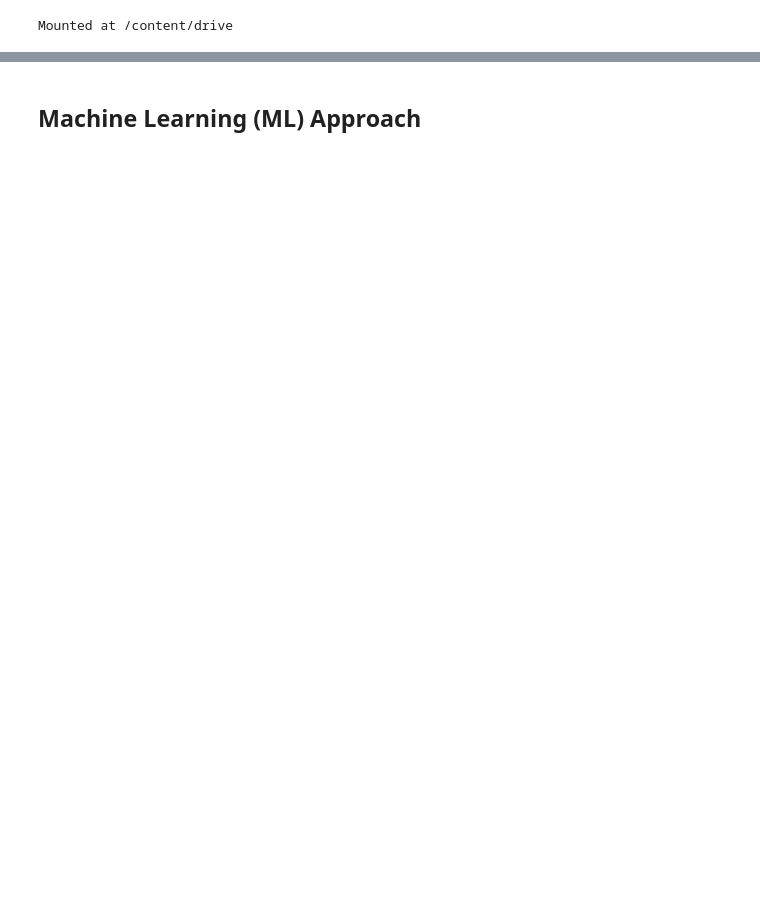
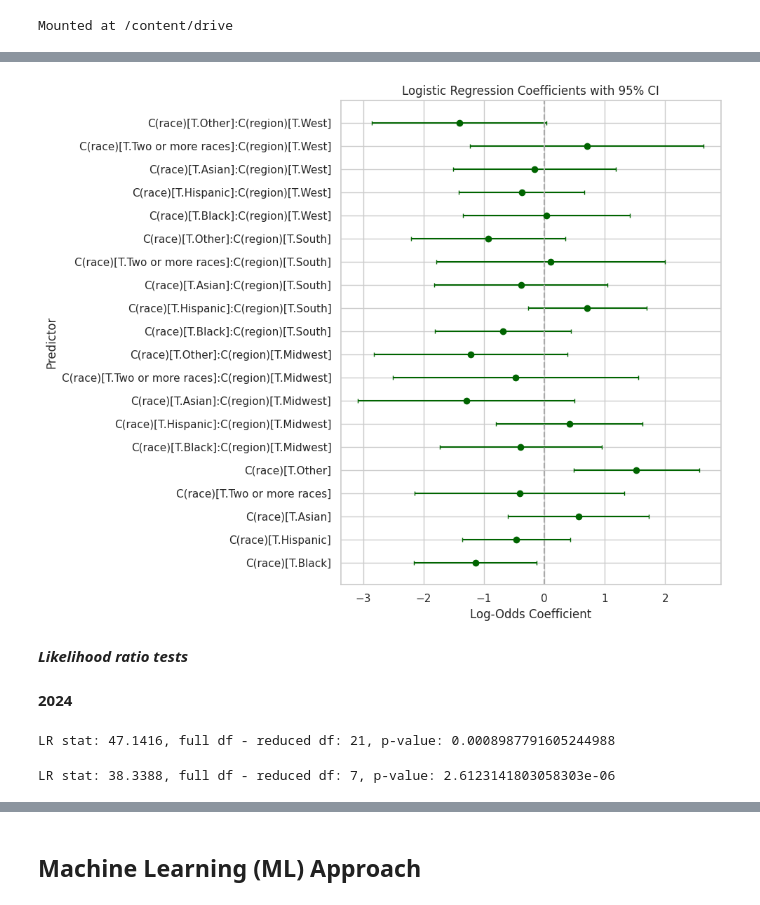
Before and after one commit to taliafabs/STA496, a Jupyter notebook: VoteChoice_RaceDep.ipynb, the cells around one changed output, grey strips where cells are left out. Saved outputs shown, nothing was run; the diff lists cells and outputs as text; code cells hidden in the pictures; blank space fills up the shorter version.

```diff
--- a/VoteChoice_RaceDep.ipynb
+++ b/VoteChoice_RaceDep.ipynb
@@ -178,0 +257,3 @@ for col1 in race_dummies_20.columns: # go through every race dummy
+# %%
+ces20_model0 = smf.logit("vote_trump ~ C(race) + C(gender) + C(educ) + C(age_bracket) + C(region) + C(urbancity) + C(religpew) + C(pid3) + C(race):C(region)",
+                         data=ces20_subset).fit(maxiter=10000)
@@ -178,0 +385,39 @@ for col1 in race_dummies_20.columns: # go through every race dummy
+# %%
+# i used chat gpt to make this visualization
+# Get summary frame from the model
+summary_frame = ces20_model0.summary2().tables[1]  # use summary2 for easier access
+summary_frame = summary_frame.reset_index().rename(columns={'index': 'term'})
+
+# Remove intercept if you don't want it
+summary_frame = summary_frame[summary_frame['term'] != 'Intercept']
+
+# race_terms = summary_frame[summary_frame['term'].str.startswith('C(race)')]
+summary_frame = summary_frame[
+    summary_frame['term'].str.startswith('C(race)') &
+    ~summary_frame['term'].str.contains('Native American', regex=True) &
+    ~summary_frame['term'].str.contains('Middle Eastern', regex=True)
+]
+
+
+# Extract variables
+terms = summary_frame['term']
+coefs = summary_frame['Coef.']
+lower = summary_frame['[0.025']
+upper = summary_frame['0.975]']
+
+# Compute error bars
+yerr = [coefs - lower, upper - coefs]
+
+# Plot
+plt.figure(figsize=(10, 8))
+plt.errorbar(coefs, terms, xerr=yerr, fmt='o', color='darkgreen', ecolor='darkgreen', capsize=2)
+plt.axvline(x=0, color='darkgray', linestyle='--')
+plt.title('Logistic Regression Coefficients with 95% CI')
+plt.xlabel('Log-Odds Coefficient')
+plt.ylabel('Predictor')
+plt.tight_layout()
+plt.show()
+# %% [output]
+[figure, added]
+# %% [markdown]
+***Likelihood ratio tests***
@@ -178,0 +446,12 @@ for col1 in race_dummies_20.columns: # go through every race dummy
+# %% [markdown]
+**2024**
+# %%
+# model 0 vs model 1
+print(likelihood_ratio(ces24_model0, ces24_model1))
+# %% [output]
+LR stat: 47.1416, full df - reduced df: 21, p-value: 0.0008987791605244988
+# %%
+# model 1 vs model 2
+print(likelihood_ratio(ces24_model1, ces24_model2))
+# %% [output]
+LR stat: 38.3388, full df - reduced df: 7, p-value: 2.6123141803058303e-06
```
Also changed, not shown: parts of 66 cells of this notebook.
